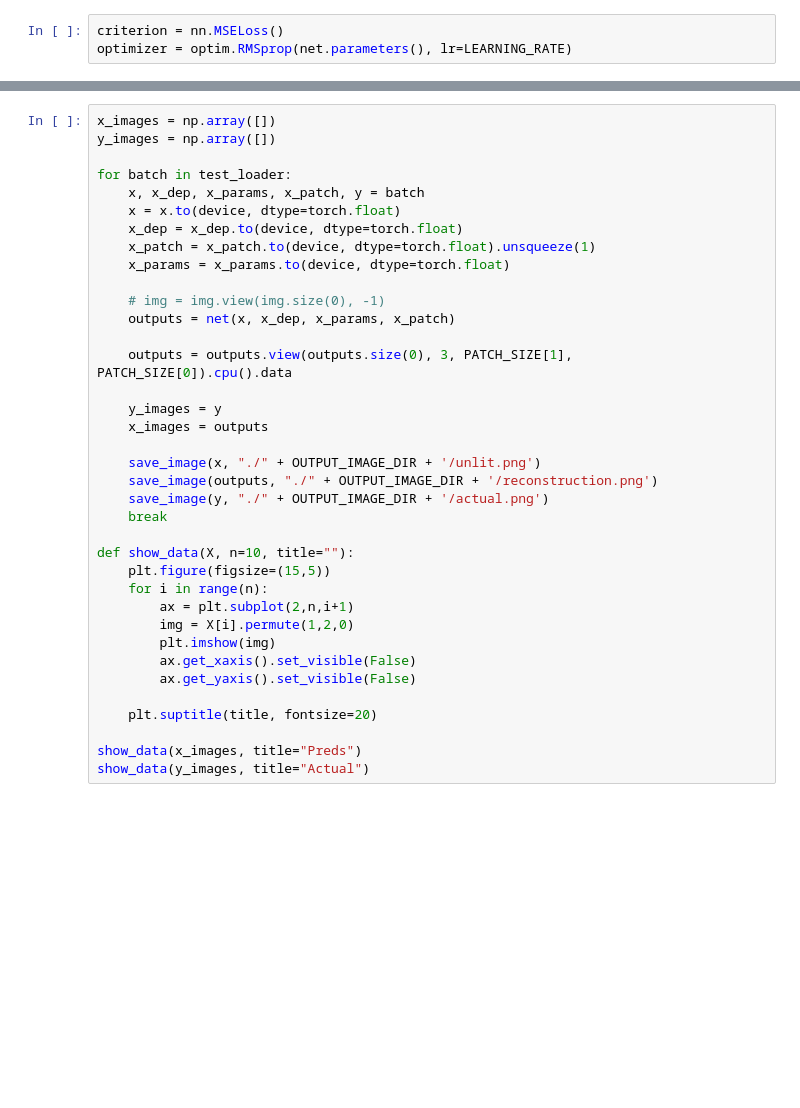
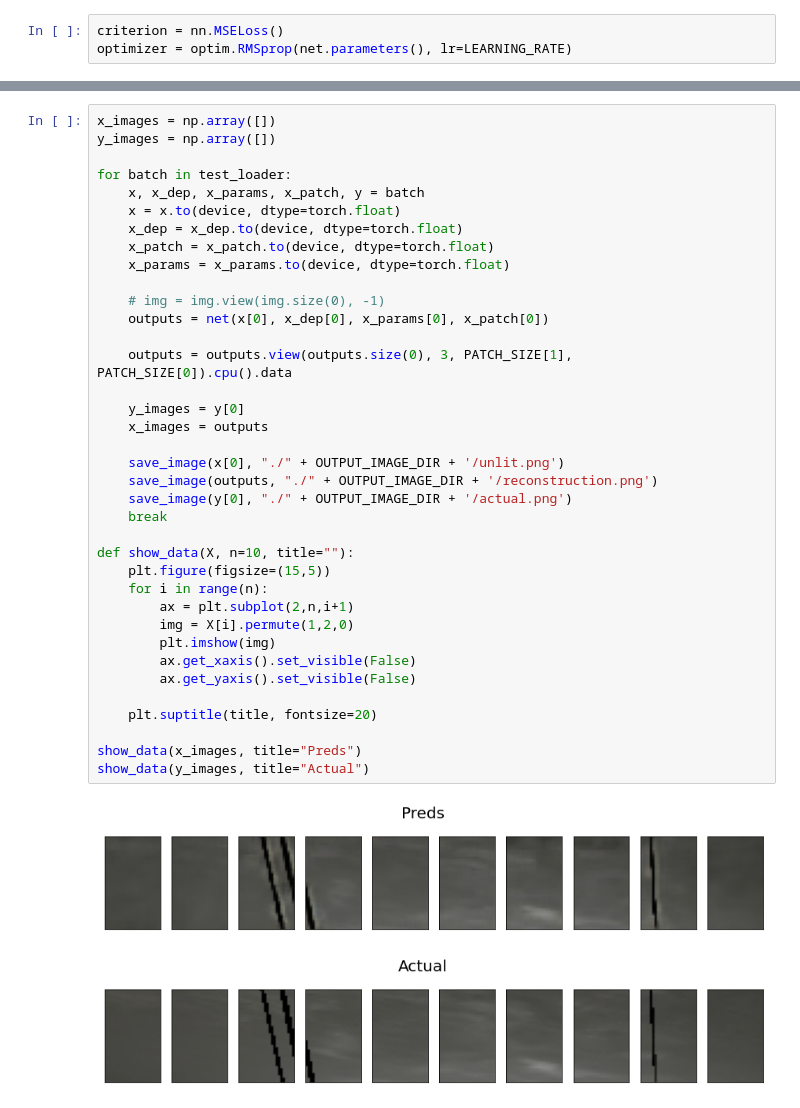
Before and after one commit to Blooker/gold-project-2021-ml, a Jupyter notebook: main.ipynb, the cells around one changed output, grey strips where cells are left out. Cells and saved outputs as stored; diff of their text form; blank space fills up the shorter version.

```diff
--- a/main.ipynb
+++ b/main.ipynb
@@ -350,38 +383,41 @@ x_images = np.array([])
 y_images = np.array([])
 
 for batch in test_loader:
     x, x_dep, x_params, x_patch, y = batch
     x = x.to(device, dtype=torch.float)
     x_dep = x_dep.to(device, dtype=torch.float)
-    x_patch = x_patch.to(device, dtype=torch.float).unsqueeze(1)
+    x_patch = x_patch.to(device, dtype=torch.float)
     x_params = x_params.to(device, dtype=torch.float)
 
     # img = img.view(img.size(0), -1)
-    outputs = net(x, x_dep, x_params, x_patch)
+    outputs = net(x[0], x_dep[0], x_params[0], x_patch[0])
 
     outputs = outputs.view(outputs.size(0), 3, PATCH_SIZE[1], PATCH_SIZE[0]).cpu().data
 
-    y_images = y
+    y_images = y[0]
     x_images = outputs
 
-    save_image(x, "./" + OUTPUT_IMAGE_DIR + '/unlit.png')
+    save_image(x[0], "./" + OUTPUT_IMAGE_DIR + '/unlit.png')
     save_image(outputs, "./" + OUTPUT_IMAGE_DIR + '/reconstruction.png')
-    save_image(y, "./" + OUTPUT_IMAGE_DIR + '/actual.png')
+    save_image(y[0], "./" + OUTPUT_IMAGE_DIR + '/actual.png')
     break
 
 def show_data(X, n=10, title=""):
     plt.figure(figsize=(15,5))
     for i in range(n):
         ax = plt.subplot(2,n,i+1)
         img = X[i].permute(1,2,0)
         plt.imshow(img)
         ax.get_xaxis().set_visible(False)
         ax.get_yaxis().set_visible(False)
 
     plt.suptitle(title, fontsize=20)
 
 show_data(x_images, title="Preds")
 show_data(y_images, title="Actual")
+# %% [output]
+[figure, added]
+[figure, added]
 # %%
 # Input to the model
 x = torch.randn(1, 3, PATCH_SIZE[1], PATCH_SIZE[0])
```
Also changed, not shown: parts of 11 cells of this notebook, 1 other file.
